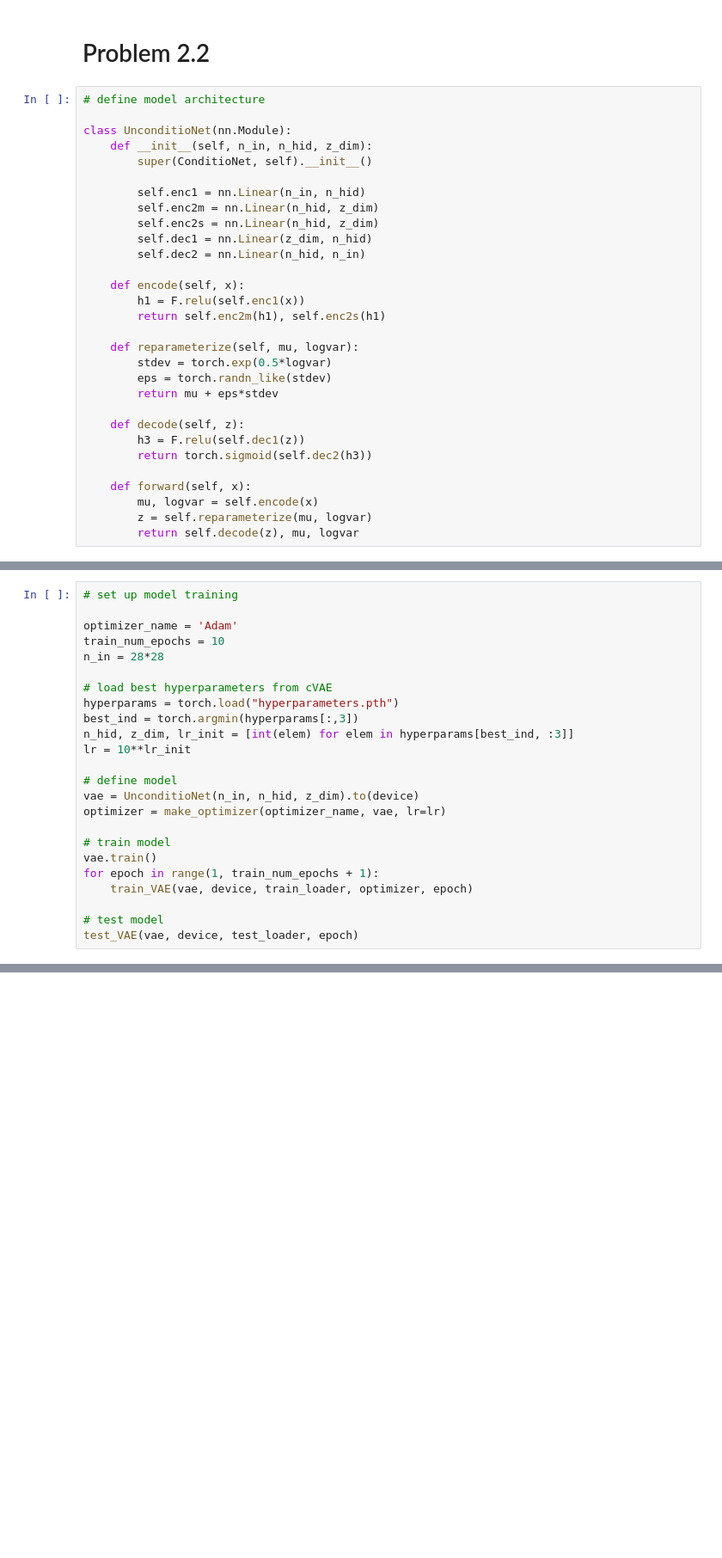
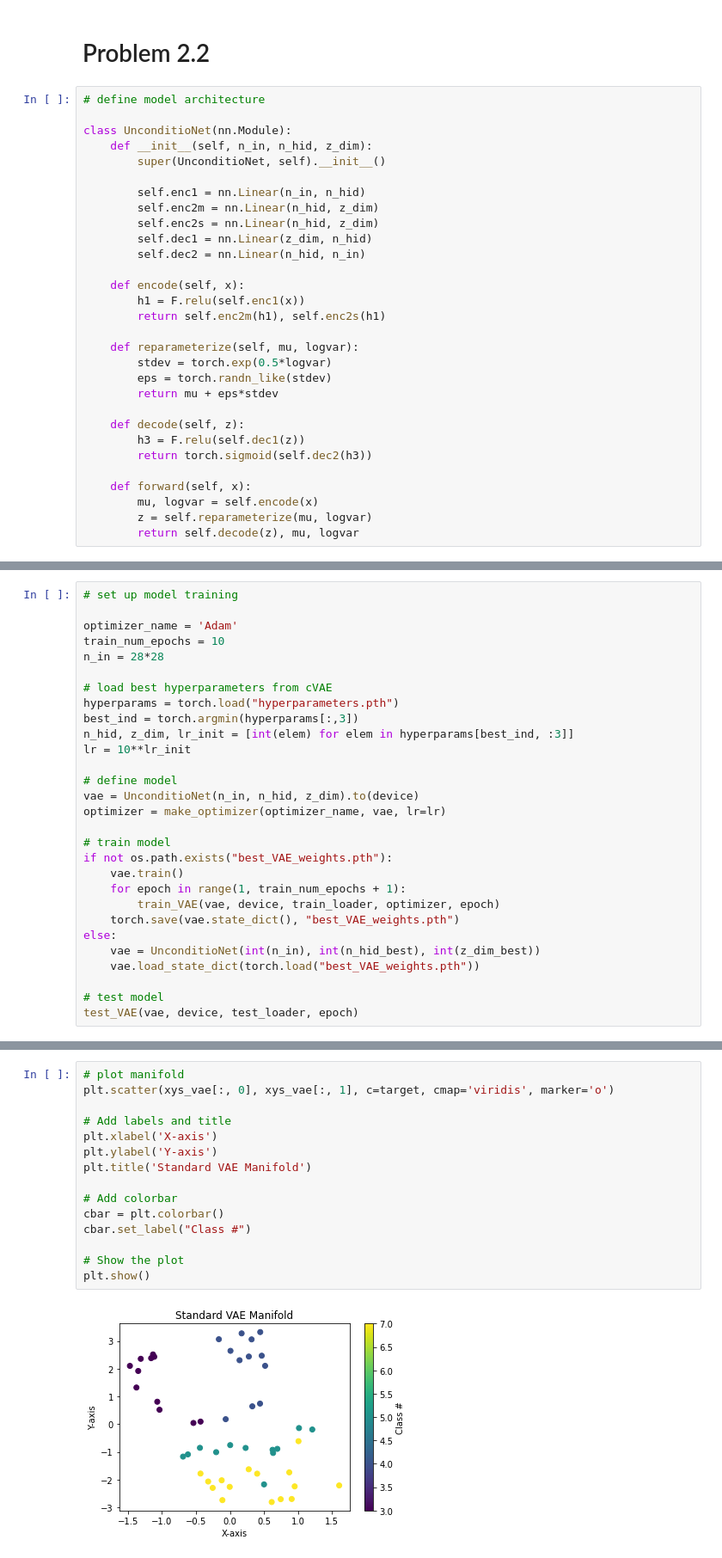
Before and after one commit to samalbertson3/ece-685, a Jupyter notebook: homework 4/homework 4.ipynb, the cells around one changed output, grey strips where cells are left out. Shown at 86% size. Cells and saved outputs as stored; diff of their text form; blank space fills up the shorter version.

```diff
--- a/homework 4/homework 4.ipynb
+++ b/homework 4/homework 4.ipynb
@@ -516,7 +585,7 @@ show(make_grid(data.reshape(data_size), padding=0), make_grid(output.reshape(dat
 
 class UnconditioNet(nn.Module):
     def __init__(self, n_in, n_hid, z_dim):
-        super(ConditioNet, self).__init__()
+        super(UnconditioNet, self).__init__()
 
         self.enc1 = nn.Linear(n_in, n_hid)
         self.enc2m = nn.Linear(n_hid, z_dim)
@@ -595,9 +664,14 @@ vae = UnconditioNet(n_in, n_hid, z_dim).to(device)
 optimizer = make_optimizer(optimizer_name, vae, lr=lr)
 
 # train model
-vae.train()
-for epoch in range(1, train_num_epochs + 1):
-    train_VAE(vae, device, train_loader, optimizer, epoch)
+if not os.path.exists("best_VAE_weights.pth"):
+    vae.train()
+    for epoch in range(1, train_num_epochs + 1):
+        train_VAE(vae, device, train_loader, optimizer, epoch)
+    torch.save(vae.state_dict(), "best_VAE_weights.pth")
+else:
+    vae = UnconditioNet(int(n_in), int(n_hid_best), int(z_dim_best))
+    vae.load_state_dict(torch.load("best_VAE_weights.pth"))
 
 # test model
 test_VAE(vae, device, test_loader, epoch)
@@ -606,0 +750,17 @@ test_VAE(vae, device, test_loader, epoch)
+# %%
+# plot manifold
+plt.scatter(xys_vae[:, 0], xys_vae[:, 1], c=target, cmap='viridis', marker='o')
+
+# Add labels and title
+plt.xlabel('X-axis')
+plt.ylabel('Y-axis')
+plt.title('Standard VAE Manifold')
+
+# Add colorbar
+cbar = plt.colorbar()
+cbar.set_label("Class #")
+
+# Show the plot
+plt.show()
+# %% [output]
+[figure, added]
```
Also changed, not shown: parts of 12 cells of this notebook, 2 other files.
